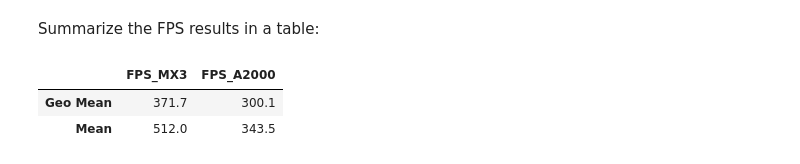
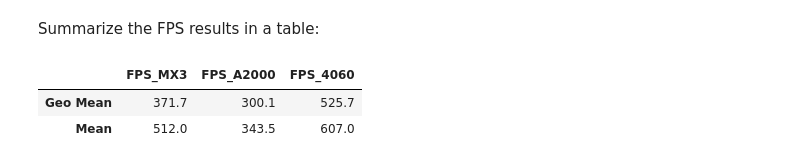
Before and after one commit to jquinn57/gpu-benchmarking, a Jupyter notebook: analysis.ipynb, the cells around one changed output. Drawn from its saved outputs; the diff is of its cells as text; code cells hidden in the pictures.

```diff
--- a/analysis.ipynb
+++ b/analysis.ipynb
@@ -237,12 +213,12 @@ data_mx3.describe()
 # %% [markdown]
 Summarize the FPS results in a table:
 # %%
-selected_columns = ['FPS_MX3', 'FPS_A2000']
+selected_columns = ['FPS_MX3', 'FPS_A2000', 'FPS_4060']
 table = gen_summary_table(data_mx3[selected_columns])
 
 pd.options.display.float_format = '{:.1f}'.format
 table
 # %% [output]
-|  | FPS_MX3 | FPS_A2000 |
-| Geo Mean | 371.7 | 300.1 |
-| Mean | 512.0 | 343.5 |
+|  | FPS_MX3 | FPS_A2000 | FPS_4060 |
+| Geo Mean | 371.7 | 300.1 | 525.7 |
+| Mean | 512.0 | 343.5 | 607.0 |
```
Also changed, not shown: parts of 11 cells of this notebook.
